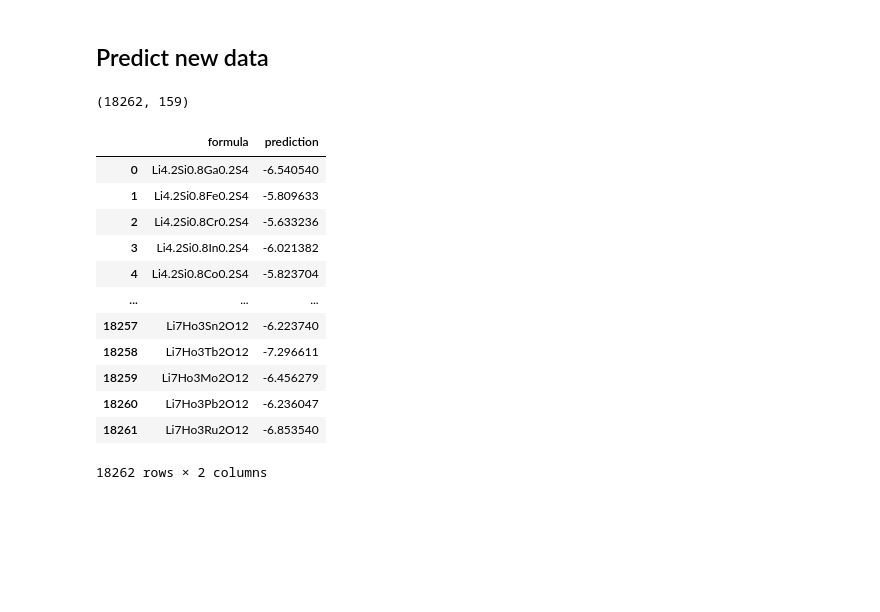
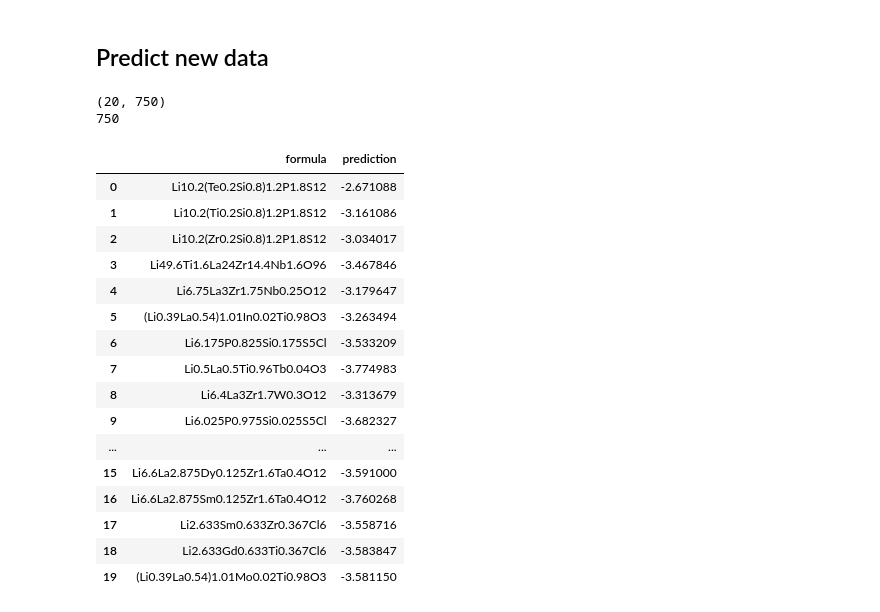
Before and after one commit to muhamad-kurniawan/ML-SSE, a Jupyter notebook: 3 Model Training.ipynb, the cells around one changed output. Saved outputs shown, nothing was run; the diff lists cells and outputs as text; code cells hidden in the pictures; blank space fills up the shorter version.

```diff
--- a/3 Model Training.ipynb
+++ b/3 Model Training.ipynb
@@ -1,3 +1,10 @@
+# %%
+import os
+import sys
+base_dir = os.getcwd()
+# base_dir = os.path.dirname(current_dir)
+
+# sys.path.append(base_dir)
 # %%
 import pandas as pd
 import os
@@ -145,34 +167,57 @@ joblib.dump(data_to_save, model_url)
 # %% [markdown]
 ## Predict new data
+# %%
+list_data = ['Li10.2(Te0.2Si0.8)1.2P1.8S12',
+'Li10.2(Ti0.2Si0.8)1.2P1.8S12',
+'Li10.2(Zr0.2Si0.8)1.2P1.8S12',
+'Li49.6Ti1.6La24Zr14.4Nb1.6O96',
+'Li6.75La3Zr1.75Nb0.25O12',
+'(Li0.39La0.54)1.01In0.02Ti0.98O3',
+'Li6.175P0.825Si0.175S5Cl',
+'Li0.5La0.5Ti0.96Tb0.04O3',
+'Li6.4La3Zr1.7W0.3O12',
+'Li6.025P0.975Si0.025S5Cl',
+'Li2.633Eu0.633Mo0.367Cl6',
+'Li2.633Y0.633Zr0.367Cl6',
+'Li2.633Tb0.633Zr0.367Cl6',
+'Li6.25In0.2La3Zr2O12',
+'Li2.633Dy0.633Ti0.367Cl6',
+'Li6.6La2.875Dy0.125Zr1.6Ta0.4O12',
+'Li6.6La2.875Sm0.125Zr1.6Ta0.4O12',
+'Li2.633Sm0.633Zr0.367Cl6',
+'Li2.633Gd0.633Ti0.367Cl6',
+'(Li0.39La0.54)1.01Mo0.02Ti0.98O3',]
 # %%
-new_data = pd.read_csv(os.path.join(base_url, 'element_substitution/new_formula.csv'))
-dummy_target = [0]*len(new_data)
+# new_data = pd.read_csv(os.path.join(base_url, 'element_substitution/new_formula.csv'))
+
+dummy_target = [0]*len(list_data)
+new_data = pd.DataFrame({'formula': list_data, 'target': dummy_target})
-# %%
-X_new_data, y_new_data, formulae_new_data = fzn.apply_scheme(new_data['new_formula'], dummy_target)
-# %% [output]
-(18262, 159)
 # %%
-model, scaler = joblib.load(model_url)
+model = joblib.load(model_url)
 
-X_new_data = scaler.transform(X_new_data)
-
-prediction = model.predict(X_new_data)
-df_predict = pd.DataFrame({'formula': new_data['new_formula'], 'prediction':prediction})
+prediction = model.predict(new_data)
+df_predict = pd.DataFrame({'formula': new_data['formula'], 'prediction':prediction})
 df_predict
 # %% [output]
+(20, 750)
+750
 |  | formula | prediction |
-| 0 | Li4.2Si0.8Ga0.2S4 | -6.540540 |
-| 1 | Li4.2Si0.8Fe0.2S4 | -5.809633 |
-| 2 | Li4.2Si0.8Cr0.2S4 | -5.633236 |
-| 3 | Li4.2Si0.8In0.2S4 | -6.021382 |
-| 4 | Li4.2Si0.8Co0.2S4 | -5.823704 |
+| 0 | Li10.2(Te0.2Si0.8)1.2P1.8S12 | -2.671088 |
+| 1 | Li10.2(Ti0.2Si0.8)1.2P1.8S12 | -3.161086 |
+| 2 | Li10.2(Zr0.2Si0.8)1.2P1.8S12 | -3.034017 |
+| 3 | Li49.6Ti1.6La24Zr14.4Nb1.6O96 | -3.467846 |
+| 4 | Li6.75La3Zr1.75Nb0.25O12 | -3.179647 |
+| 5 | (Li0.39La0.54)1.01In0.02Ti0.98O3 | -3.263494 |
+| 6 | Li6.175P0.825Si0.175S5Cl | -3.533209 |
+| 7 | Li0.5La0.5Ti0.96Tb0.04O3 | -3.774983 |
+| 8 | Li6.4La3Zr1.7W0.3O12 | -3.313679 |
+| 9 | Li6.025P0.975Si0.025S5Cl | -3.682327 |
 | ... | ... | ... |
-| 18257 | Li7Ho3Sn2O12 | -6.223740 |
-| 18258 | Li7Ho3Tb2O12 | -7.296611 |
-| 18259 | Li7Ho3Mo2O12 | -6.456279 |
-| 18260 | Li7Ho3Pb2O12 | -6.236047 |
-| 18261 | Li7Ho3Ru2O12 | -6.853540 |
+| 15 | Li6.6La2.875Dy0.125Zr1.6Ta0.4O12 | -3.591000 |
+| 16 | Li6.6La2.875Sm0.125Zr1.6Ta0.4O12 | -3.760268 |
+| 17 | Li2.633Sm0.633Zr0.367Cl6 | -3.558716 |
+| 18 | Li2.633Gd0.633Ti0.367Cl6 | -3.583847 |
+| 19 | (Li0.39La0.54)1.01Mo0.02Ti0.98O3 | -3.581150 |
-18262 rows × 2 columns
 # %%
 df_predict['prediction'].hist()
 # %% [output]
```
Also changed, not shown: parts of 6 cells of this notebook, 13 other files.
